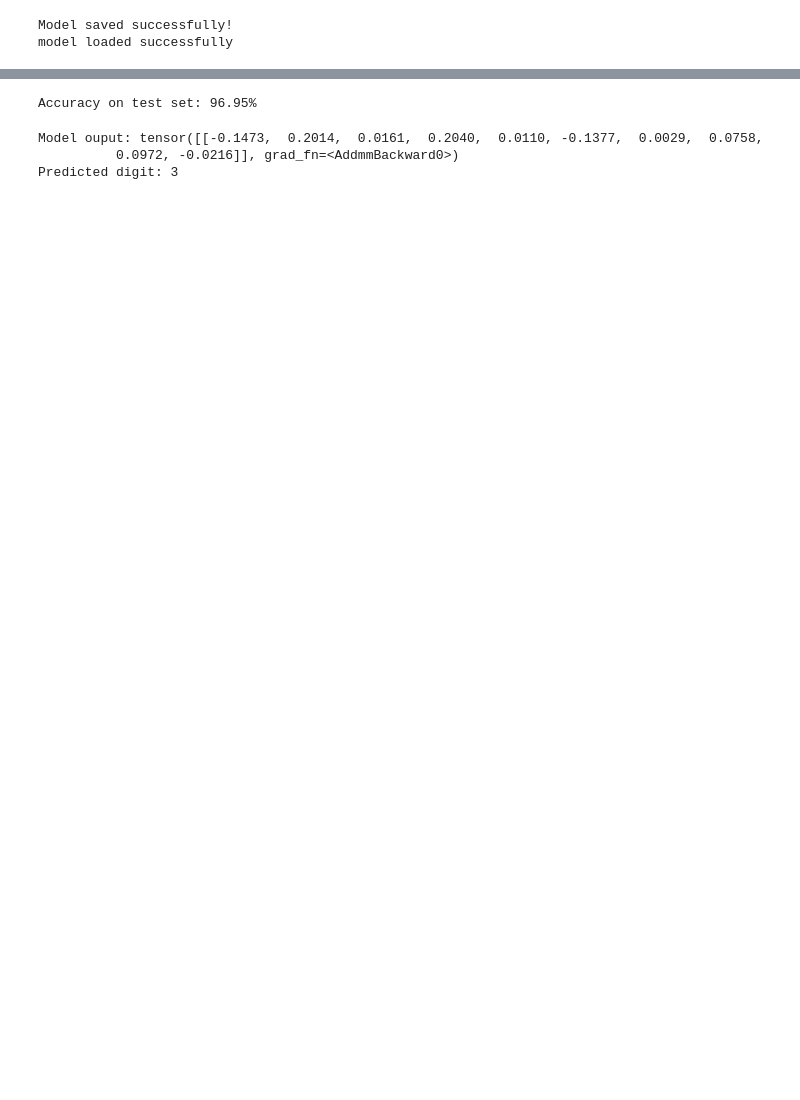
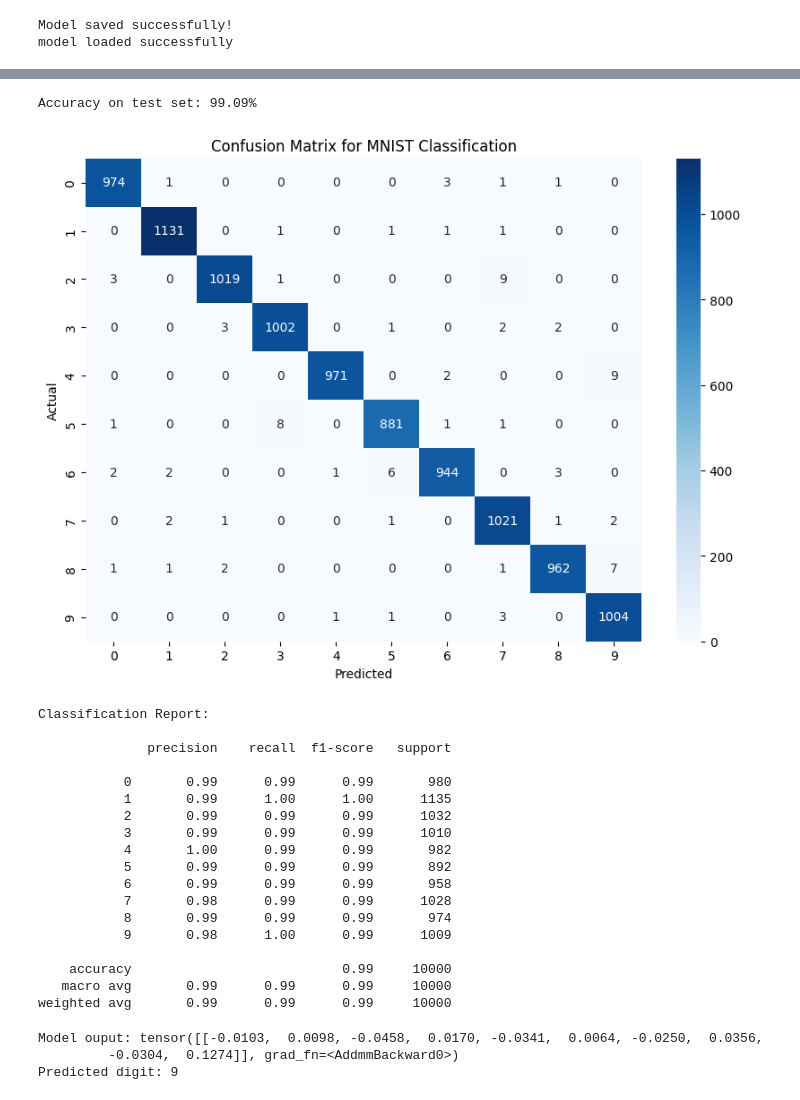
Before and after one commit to singhvertika119/Learning-DL-Pytorch, a Jupyter notebook: digitClassification.ipynb, the cells around one changed output, grey strips where cells are left out. Drawn from its saved outputs; the diff is of its cells as text; code cells hidden in the pictures; blank space fills up the shorter version.

Commit message:
handwritten digit classification

```diff
--- a/digitClassification.ipynb
+++ b/digitClassification.ipynb
@@ -28,21 +35,26 @@ train_loader = DataLoader(train_dataset, batch_size=64, shuffle=True)
 test_loader = DataLoader(test_dataset, batch_size=64, shuffle=False)
 # %%
 # Define neural network
-class SimpleNN(nn.Module):
+class CNN(nn.Module):
   def __init__(self):
-    super(SimpleNN, self).__init__()
-    self.fc1 = nn.Linear(28*28, 128)
-    self.fc2 = nn.Linear(128, 64)
-    self.fc3 = nn.Linear(64, 10)
+    super(CNN, self).__init__()
+    self.conv1 = nn.Conv2d(1, 32, kernel_size=3, stride=1, padding=1)
+    self.pool = nn.MaxPool2d(2, 2)
+    self.conv2 = nn.Conv2d(32, 64, kernel_size=3, stride=1, padding=1)
+    self.fc1 = nn.Linear(64 * 7 * 7, 128)
+    self.fc2 = nn.Linear(128, 10)
+
 
   def forward(self, x):
-    x = x.view(-1, 28*28)
-    x = torch.relu(self.fc1(x))
-    x = torch.relu(self.fc2(x))
-    x = self.fc3(x)
+    x = self.pool(F.relu(self.conv1(x)))  # Conv1 -> ReLU -> Pool
+    x = self.pool(F.relu(self.conv2(x)))  # Conv2 -> ReLU -> Pool
+    x = x.view(-1, 64 * 7 * 7)            # Flatten
+    x = F.relu(self.fc1(x))               # Fully connected
+    x = self.fc2(x)                       # Output layer
     return x
 # %%
 # initialize model, loss function, optimizer
-model = SimpleNN().to(device)
+model = CNN().to(device)
+print(device)
 criterion = nn.CrossEntropyLoss()
 optimizer = optim.Adam(model.parameters(), lr=0.001)
@@ -59,7 +74,7 @@ Model saved successfully!
 model loaded successfully
 # %%
 # training loop
-epochs = 5
+epochs = 10
 for epoch in range(epochs):
   model.train()
   running_loss = 0.0
@@ -83,18 +103,53 @@ Epoch 5/5, Loss: 0.0945
 # %%
 # testing the model
 model.eval()
 correct, total = 0, 0
+all_labels = []
+all_preds = []
 with torch.no_grad():
   for images, labels in test_loader:
     images, labels = images.to(device), labels.to(device)
     outputs = model(images)
     _, predicted = torch.max(outputs.data, 1)
+    all_labels.extend(labels.cpu().numpy())
+    all_preds.extend(predicted.cpu().numpy())
     total += labels.size(0)
     correct += (predicted == labels).sum().item()
 
 print(f"Accuracy on test set: {100 * correct / total:.2f}%")
+cm = confusion_matrix(all_labels, all_preds)
+
+plt.figure(figsize=(10,7))
+sns.heatmap(cm, annot=True, fmt="d", cmap="Blues", xticklabels=range(10), yticklabels=range(10))
+plt.xlabel("Predicted")
+plt.ylabel("Actual")
+plt.title("Confusion Matrix for MNIST Classification")
+plt.show()
+
+# Classification Report
+print("Classification Report:\n")
+print(classification_report(all_labels, all_preds))
 # %% [output]
-Accuracy on test set: 96.95%
+Accuracy on test set: 99.09%
+[figure, added]
+Classification Report:
+
+              precision    recall  f1-score   support
+
+           0       0.99      0.99      0.99       980
+           1       0.99      1.00      1.00      1135
+           2       0.99      0.99      0.99      1032
+           3       0.99      0.99      0.99      1010
+           4       1.00      0.99      0.99       982
+           5       0.99      0.99      0.99       892
+           6       0.99      0.99      0.99       958
+           7       0.98      0.99      0.99      1028
+           8       0.99      0.99      0.99       974
+           9       0.98      1.00      0.99      1009
+
+    accuracy                           0.99     10000
+   macro avg       0.99      0.99      0.99     10000
+weighted avg       0.99      0.99      0.99     10000
 # %%
 # test on a random sample
 import torchvision.transforms as transforms
@@ -103,11 +158,12 @@ import numpy as np
 
 # dummy tensor for testing
 dummy_input = torch.rand(1, 1, 28, 28)
+dummy_input = dummy_input.to(device) # Move dummy input to the same device as the model
 output = loaded_model(dummy_input)
 print("Model ouput:", output)
 predicted_digit = torch.argmax(output, dim=1).item()
 print(f"Predicted digit: {predicted_digit}")
 # %% [output]
-Model ouput: tensor([[-0.1473,  0.2014,  0.0161,  0.2040,  0.0110, -0.1377,  0.0029,  0.0758,
-          0.0972, -0.0216]], grad_fn=<AddmmBackward0>)
-Predicted digit: 3
+Model ouput: tensor([[-0.0103,  0.0098, -0.0458,  0.0170, -0.0341,  0.0064, -0.0250,  0.0356,
+         -0.0304,  0.1274]], grad_fn=<AddmmBackward0>)
+Predicted digit: 9
```
Also changed, not shown: parts of 17 cells of this notebook.
